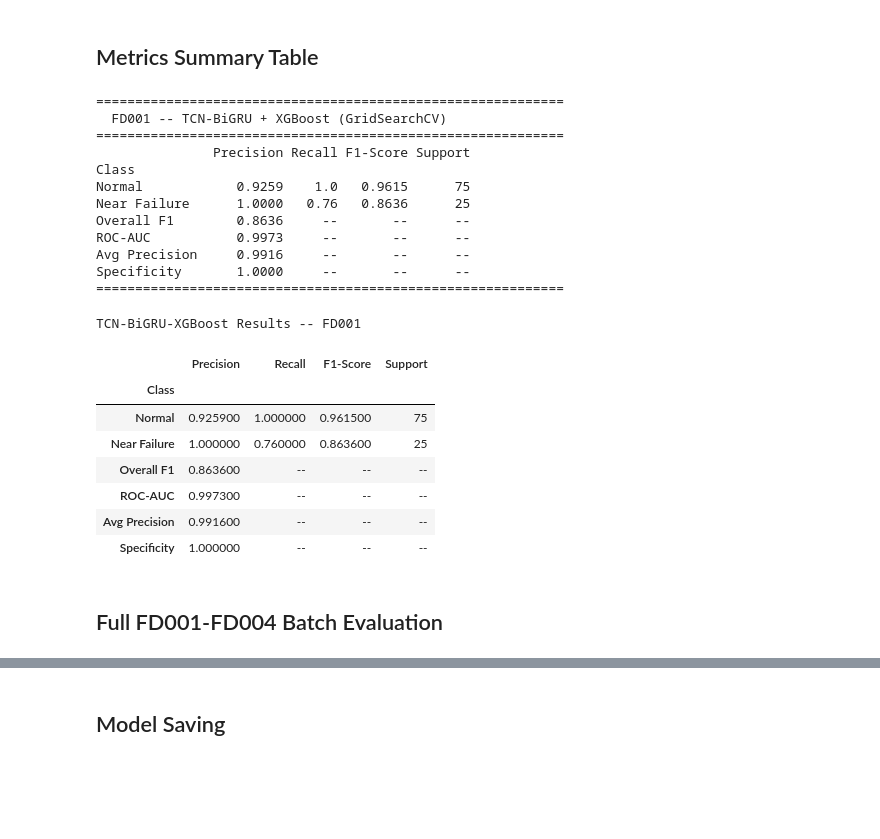
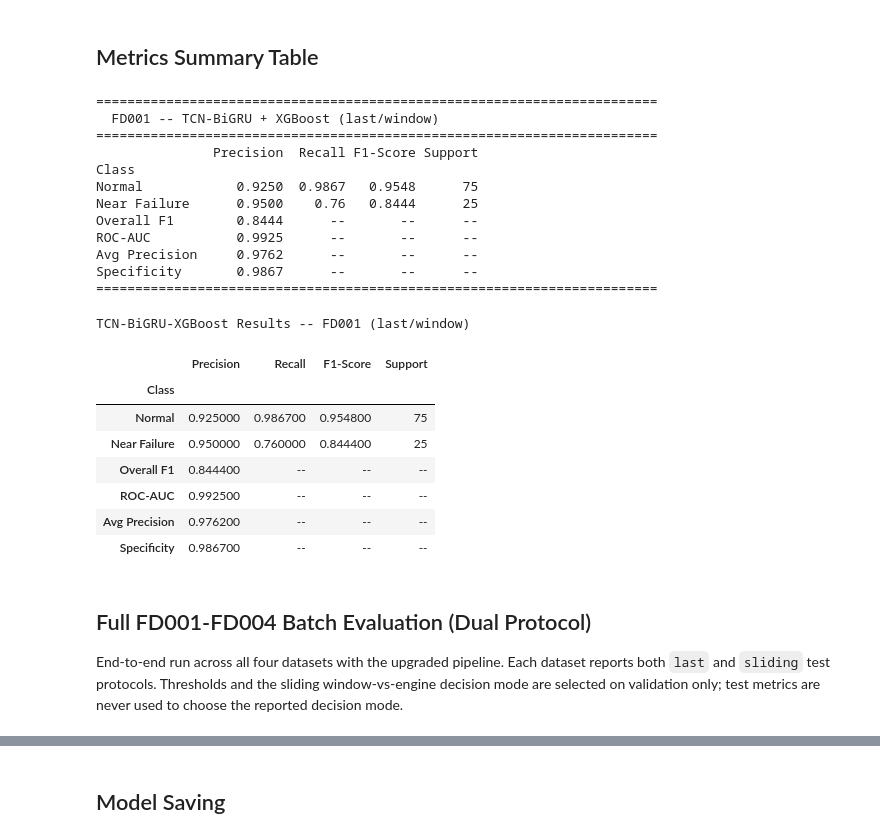
Before and after one commit to dcangundogan/airplanefailureprediction, a Jupyter notebook: tcn_bigru_xgboost_cmapss.ipynb, the cells around one changed output, grey strips where cells are left out. Drawn from its saved outputs; the diff is of its cells as text; code cells hidden in the pictures; blank space fills up the shorter version.

```diff
--- a/tcn_bigru_xgboost_cmapss.ipynb
+++ b/tcn_bigru_xgboost_cmapss.ipynb
@@ -538,9 +736,17 @@ Fitting 3 folds for each of 2187 candidates, totalling 6561 fits
 # %% [markdown]
 ## XGBoost Final Training (Best Hyperparameters)
 # %%
-dtrain = xgb.DMatrix(emb_tr_full, label=y_tr_full)
-dval   = xgb.DMatrix(emb_val,     label=y_val)
-dtest  = xgb.DMatrix(emb_te,      label=y_te)
+# Final XGBoost: train on TRAIN ONLY (fused features), use VAL as eval for early stopping.
+# Both test protocol DMatrices are built here; neither is used for tuning.
+dtrain = xgb.DMatrix(feat_tr,  label=y_tr)
+dval   = xgb.DMatrix(feat_val, label=y_val)
+dtest_last = xgb.DMatrix(feat_te_last, label=y_te_last)
+dtest_sl   = xgb.DMatrix(feat_te_sl,   label=y_te_sl)
+
+DTEST = {
+    'last': dtest_last,
+    'sliding': dtest_sl,
+}
 
 xgb_params = {
     'objective'        : 'binary:logistic',
@@ -552,7 +758,7 @@ xgb_params = {
     'min_child_weight' : best_params.get('min_child_weight', CFG['xgb_min_child']),
     'reg_alpha'        : best_params.get('reg_alpha',        CFG['xgb_alpha']),
     'reg_lambda'       : best_params.get('reg_lambda',       CFG['xgb_lambda']),
-    'scale_pos_weight' : scale_pos_bst,   # boosted to favour recall
+    'scale_pos_weight' : scale_pos_bst,
     'tree_method'      : 'hist',
     'seed'             : 42,
 }
@@ -790,7 +1228,8 @@ Dashboard saved: results_dashboard_FD001.png
 ## Metrics Summary Table
 # %%
 report_dict = classification_report(
-    y_te, test_preds, target_names=['Normal', 'Near Failure'], output_dict=True)
+    y_te, test_preds, target_names=['Normal', 'Near Failure'], output_dict=True,
+    zero_division=0)
 
 rows = []
 for cls in ['Normal', 'Near Failure']:
@@ -804,56 +1243,58 @@ for cls in ['Normal', 'Near Failure']:
 for name, val in [('Overall F1', f1), ('ROC-AUC', auc),
                   ('Avg Precision', ap), ('Specificity', spec)]:
     rows.append({'Class': name, 'Precision': round(val, 4),
                  'Recall': '--', 'F1-Score': '--', 'Support': '--'})
 
 df_summary = pd.DataFrame(rows).set_index('Class')
 
-print('\n' + '=' * 60)
-print(f'  {FD} -- TCN-BiGRU + XGBoost (GridSearchCV)')
-print('=' * 60)
+print('\n' + '=' * 72)
+print(f'  {FD} -- TCN-BiGRU + XGBoost ({primary_protocol}/{primary_decision_mode})')
+print('=' * 72)
 print(df_summary.to_string())
-print('=' * 60)
+print('=' * 72)
 
 try:
     from IPython.display import display
     styled = (
         df_summary.style
-        .set_caption(f'TCN-BiGRU-XGBoost Results -- {FD}')
+        .set_caption(f'TCN-BiGRU-XGBoost Results -- {FD} ({primary_protocol}/{primary_decision_mode})')
         .set_table_styles([
             {'selector': 'caption',
              'props': [('font-size', '14px'), ('font-weight', 'bold')]},
             {'selector': 'th',
              'props': [('background-color', '#4472C4'), ('color', 'white'),
                        ('font-weight', 'bold'), ('text-align', 'center')]},
             {'selector': 'td',
              'props': [('text-align', 'center'), ('padding', '6px 12px')]},
         ])
     )
     display(styled)
 except Exception:
     pass
 # %% [output]
-============================================================
-  FD001 -- TCN-BiGRU + XGBoost (GridSearchCV)
-============================================================
-               Precision Recall F1-Score Support
+========================================================================
+  FD001 -- TCN-BiGRU + XGBoost (last/window)
+========================================================================
+               Precision  Recall F1-Score Support
 Class
-Normal            0.9259    1.0   0.9615      75
-Near Failure      1.0000   0.76   0.8636      25
-Overall F1        0.8636     --       --      --
-ROC-AUC           0.9973     --       --      --
-Avg Precision     0.9916     --       --      --
-Specificity       1.0000     --       --      --
-============================================================
+Normal            0.9250  0.9867   0.9548      75
+Near Failure      0.9500    0.76   0.8444      25
+Overall F1        0.8444      --       --      --
+ROC-AUC           0.9925      --       --      --
+Avg Precision     0.9762      --       --      --
+Specificity       0.9867      --       --      --
+========================================================================
-TCN-BiGRU-XGBoost Results -- FD001
+TCN-BiGRU-XGBoost Results -- FD001 (last/window)
 |  | Precision | Recall | F1-Score | Support |
 | Class |  |  |  |  |
-| Normal | 0.925900 | 1.000000 | 0.961500 | 75 |
-| Near Failure | 1.000000 | 0.760000 | 0.863600 | 25 |
-| Overall F1 | 0.863600 | -- | -- | -- |
-| ROC-AUC | 0.997300 | -- | -- | -- |
-| Avg Precision | 0.991600 | -- | -- | -- |
-| Specificity | 1.000000 | -- | -- | -- |
+| Normal | 0.925000 | 0.986700 | 0.954800 | 75 |
+| Near Failure | 0.950000 | 0.760000 | 0.844400 | 25 |
+| Overall F1 | 0.844400 | -- | -- | -- |
+| ROC-AUC | 0.992500 | -- | -- | -- |
+| Avg Precision | 0.976200 | -- | -- | -- |
+| Specificity | 0.986700 | -- | -- | -- |
 # %% [markdown]
-## Full FD001-FD004 Batch Evaluation
+## Full FD001-FD004 Batch Evaluation (Dual Protocol)
+
+End-to-end run across all four datasets with the upgraded pipeline. Each dataset reports both `last` and `sliding` test protocols. Thresholds and the sliding window-vs-engine decision mode are selected on validation only; test metrics are never used to choose the reported decision mode.
 # %%
```
Also changed, not shown: parts of 20 cells of this notebook, 47 other files.
